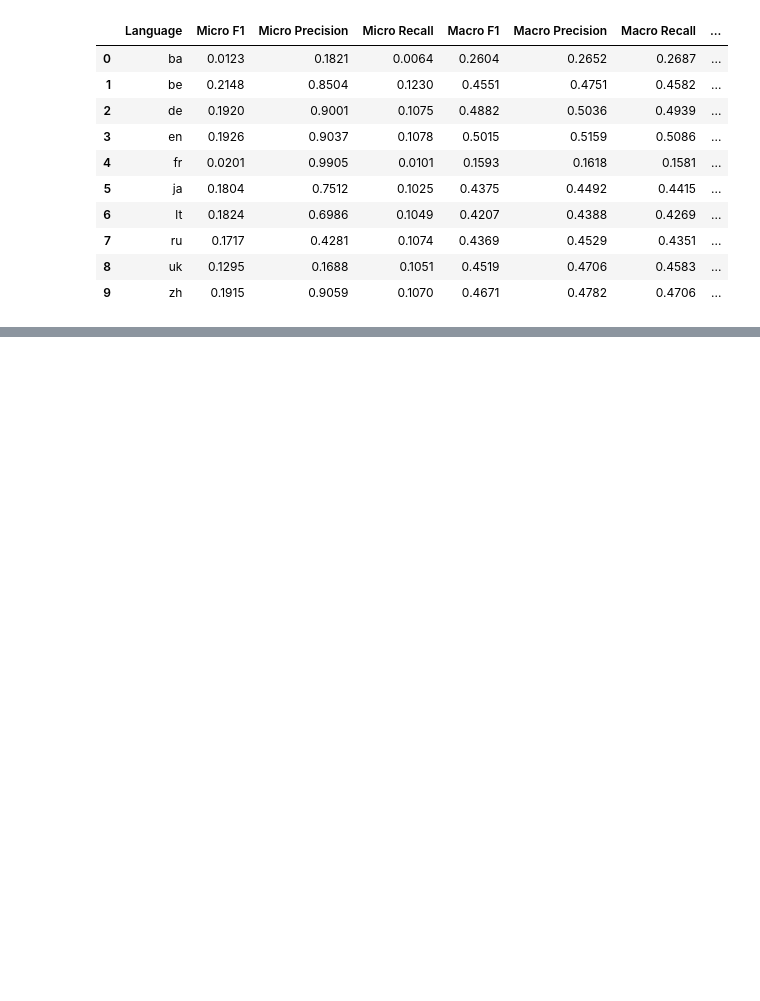
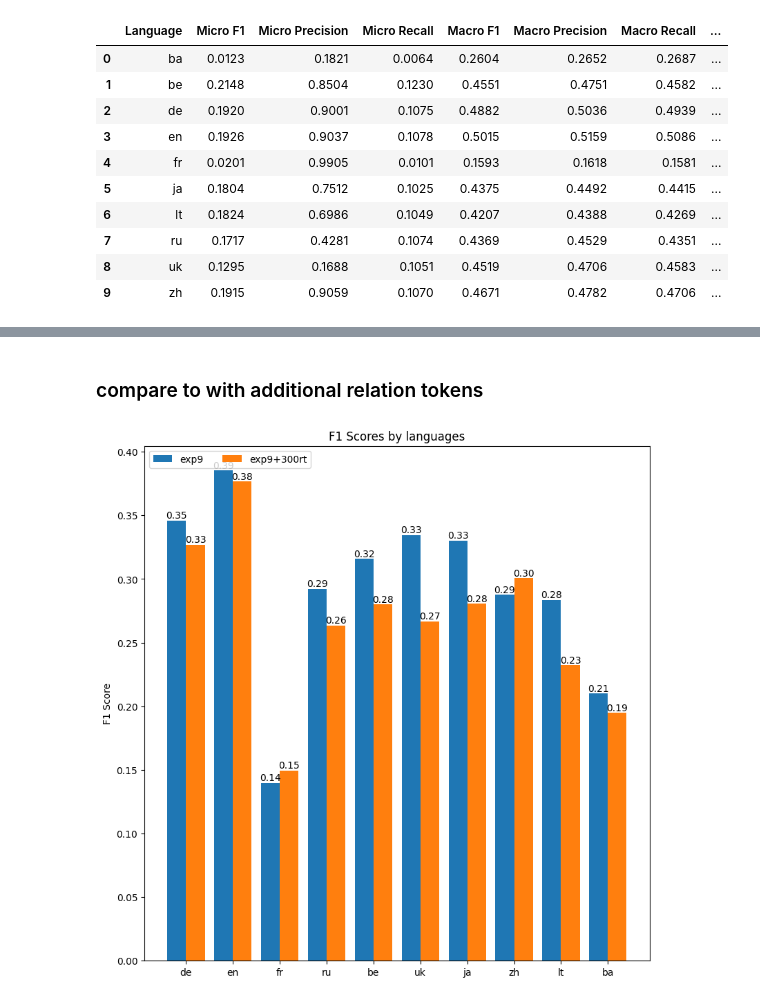
Before and after one commit to dice-group/MST5, a Jupyter notebook: notebooks/eval_results.ipynb, the cells around one changed output, grey strips where cells are left out. Saved outputs shown, nothing was run; the diff lists cells and outputs as text; code cells hidden in the pictures; blank space fills up the shorter version.

Commit message:
update eval results

```diff
--- a/notebooks/eval_results.ipynb
+++ b/notebooks/eval_results.ipynb
@@ -929,0 +938,3 @@ experiment status summary:
+# %%
+exp9 = pd.read_csv("../gerbil_results/mt5-lcquad-ling-qald9.csv")
+exp9
@@ -929,0 +953,3 @@ experiment status summary:
+# %%
+exp9_300rt = pd.read_csv("../gerbil_results/mt5-lcquad-ling-300rt-qald9.csv")
+exp9_300rt
@@ -929,0 +968,9 @@ experiment status summary:
+# %% [markdown]
+### compare to with additional relation tokens
+# %%
+plot({
+    "exp9": exp9,
+    "exp9+300rt": exp9_300rt
+})
+# %% [output]
+[figure, added]
```
Also changed, not shown: parts of 24 cells of this notebook.
